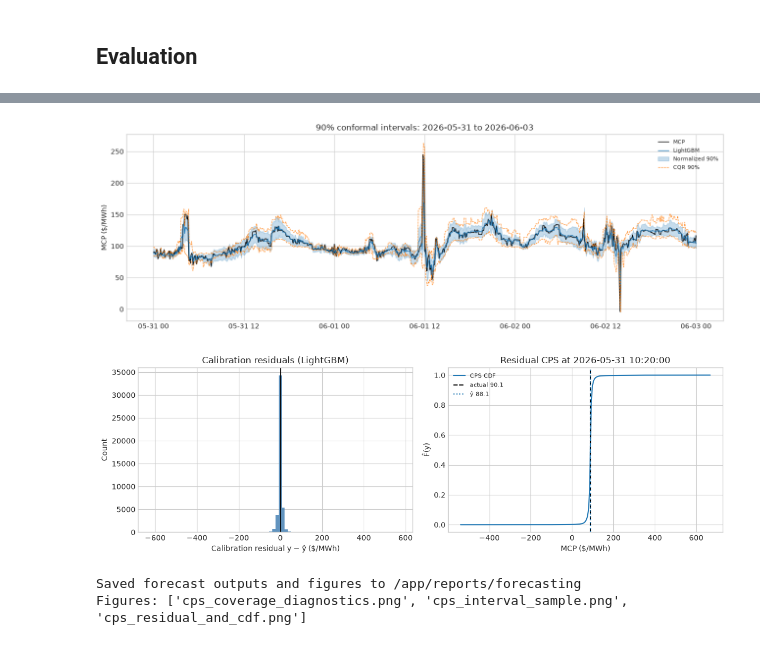
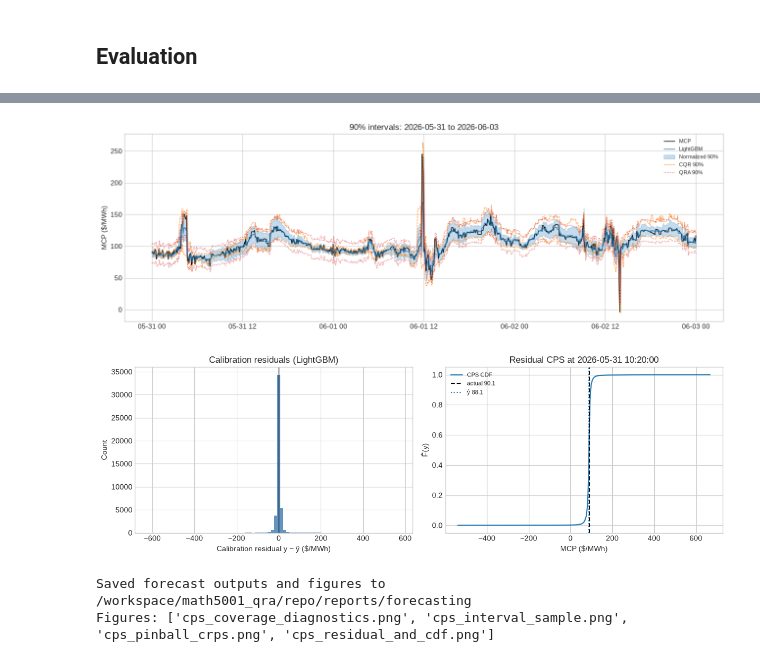
Before and after one commit to jassimga4/math5001-wem-price-forecasting, a Jupyter notebook: notebooks/03_conformal_prediction.ipynb, the cells around one changed output, grey strips where cells are left out. Saved outputs shown, nothing was run; the diff lists cells and outputs as text; code cells hidden in the pictures.

```diff
--- a/notebooks/03_conformal_prediction.ipynb
+++ b/notebooks/03_conformal_prediction.ipynb
@@ -476,0 +487,37 @@ Mean CRPS (residual CPS): 4.9944 $/MWh
+# %%
+import statsmodels.api as sm
+from statsmodels.regression.quantile_regression import QuantReg
+
+QRA_INPUTS = ["lightgbm", "persistence_5m"]
+QRA_TAUS = sorted(
+    {tau_key(t) for c in COVERAGE_LEVELS for t in ((1.0 - c) / 2.0, 1.0 - (1.0 - c) / 2.0)}
+    | {tau_key(t) for t in PINBALL_TAUS}
+)
+
+# Calibration design: out-of-sample LightGBM forecasts and 5-minute persistence.
+qra_cal = pd.DataFrame(
+    {"lightgbm": yhat_cal, "persistence_5m": calibration["mcp_lag_5m"].to_numpy()},
+    index=calibration.index,
+)
+design_cal = sm.add_constant(qra_cal[QRA_INPUTS].to_numpy(dtype=float), has_constant="add")
+design_test = sm.add_constant(predictions[QRA_INPUTS].to_numpy(dtype=float), has_constant="add")
+
+qra_coef_rows, qra_raw = [], []
+for tau in QRA_TAUS:
+    fit = QuantReg(y_cal.to_numpy(dtype=float), design_cal).fit(q=tau, max_iter=5000)
+    qra_coef_rows.append({"tau": tau, **dict(zip(["intercept", *QRA_INPUTS], fit.params))})
+    qra_raw.append(design_test @ fit.params)
+qra_raw = np.column_stack(qra_raw)
+qra_crossing_share = float(np.mean(np.any(np.diff(qra_raw, axis=1) < 0, axis=1)))
+qra_sorted = np.sort(qra_raw, axis=1)  # rearrangement: no quantile crossing
+qra_quantiles = {tau: qra_sorted[:, j] for j, tau in enumerate(QRA_TAUS)}
+
+for coverage in COVERAGE_LEVELS:
+    alpha = 1.0 - coverage
+    suffix = int(coverage * 100)
+    predictions[f"qra_lower_{suffix}"] = qra_quantiles[tau_key(alpha / 2.0)]
+    predictions[f"qra_upper_{suffix}"] = qra_quantiles[tau_key(1.0 - alpha / 2.0)]
+
+qra_coefficients = pd.DataFrame(qra_coef_rows).set_index("tau")
+display(qra_coefficients.round(4))
+print(f"Test rows with crossing quantiles before sorting: {qra_crossing_share:.4%}")
@@ -611,35 +764,38 @@ plt.show()
 # %%
 # A few days of 90% intervals around a high-volatility week if present, else the first test week.
 sample_start = predictions.index.min()
 # Prefer a mid-test week so the plot is not the split boundary.
 mid = predictions.index[len(predictions) // 2]
 sample_start = mid.normalize()
 sample = predictions.loc[sample_start : sample_start + pd.Timedelta(days=3)]
 if len(sample) < 100:
     sample = predictions.iloc[: 3 * 288]
 
 fig, ax = plt.subplots(figsize=(13, 4.5))
 ax.plot(sample.index, sample["actual"], color="black", lw=1.0, label="MCP")
 ax.plot(sample.index, sample["lightgbm"], color="C0", lw=1.0, label="LightGBM")
 ax.fill_between(
     sample.index,
     sample["norm_lower_90"],
     sample["norm_upper_90"],
     color="C0",
     alpha=0.25,
     label="Normalized 90%",
 )
 if "cqr_lower_90" in sample.columns:
     ax.plot(sample.index, sample["cqr_lower_90"], color="C1", ls="--", lw=0.8, label="CQR 90%")
     ax.plot(sample.index, sample["cqr_upper_90"], color="C1", ls="--", lw=0.8)
+if "qra_lower_90" in sample.columns:
+    ax.plot(sample.index, sample["qra_lower_90"], color="C3", ls=":", lw=0.9, label="QRA 90%")
+    ax.plot(sample.index, sample["qra_upper_90"], color="C3", ls=":", lw=0.9)
 ax.set_ylabel("MCP ($/MWh)")
-ax.set_title(f"90% conformal intervals: {sample.index.min().date()} to {sample.index.max().date()}")
+ax.set_title(f"90% intervals: {sample.index.min().date()} to {sample.index.max().date()}")
 ax.legend(loc="upper right", fontsize=8)
 fig.tight_layout()
 fig.savefig(FIGURE_DIR / "cps_interval_sample.png", dpi=150, bbox_inches="tight")
 plt.show()
 # %% [output]
-[figure, old version]
+[figure, new version]
 # %%
 fig, axes = plt.subplots(1, 2, figsize=(12, 4))
 
@@ -673,21 +829,20 @@ fig.tight_layout()
 fig.savefig(FIGURE_DIR / "cps_residual_and_cdf.png", dpi=150, bbox_inches="tight")
 plt.show()
 # %% [output]
-[figure, old version]
+[figure, new version]
 # %%
 predictions.to_csv(RESULTS_DIR / "cps_test_forecasts.csv")
 point_results.to_csv(RESULTS_DIR / "cps_point_scores.csv")
 interval_results.to_csv(RESULTS_DIR / "cps_interval_scores.csv", index=False)
 monthly_coverage.to_csv(RESULTS_DIR / "cps_monthly_coverage.csv", index=False)
 pinball_results.to_csv(RESULTS_DIR / "cps_pinball.csv", index=False)
-pd.Series({"mean_crps": float(cps_crps.mean()), "median_crps": float(np.median(cps_crps))}).to_csv(
-    RESULTS_DIR / "cps_crps.csv"
-)
+crps_results.to_csv(RESULTS_DIR / "cps_crps.csv", index=False)
+qra_coefficients.to_csv(RESULTS_DIR / "cps_qra_coefficients.csv")
 print(f"Saved forecast outputs and figures to {RESULTS_DIR}")
 print("Figures:", sorted(p.name for p in FIGURE_DIR.glob("cps_*.png")))
 # %% [output]
-Saved forecast outputs and figures to /app/reports/forecasting
-Figures: ['cps_coverage_diagnostics.png', 'cps_interval_sample.png', 'cps_residual_and_cdf.png']
+Saved forecast outputs and figures to /workspace/math5001_qra/repo/reports/forecasting
+Figures: ['cps_coverage_diagnostics.png', 'cps_interval_sample.png', 'cps_pinball_crps.png', 'cps_residual_and_cdf.png']
 # %% [markdown]
 ## What to read from the tables
 
```
Also changed, not shown: parts of 8 cells of this notebook, 10 other files.
